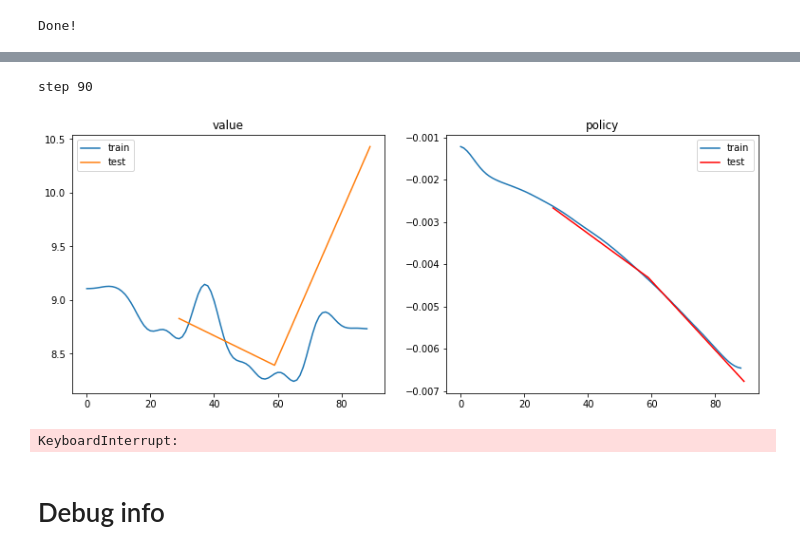
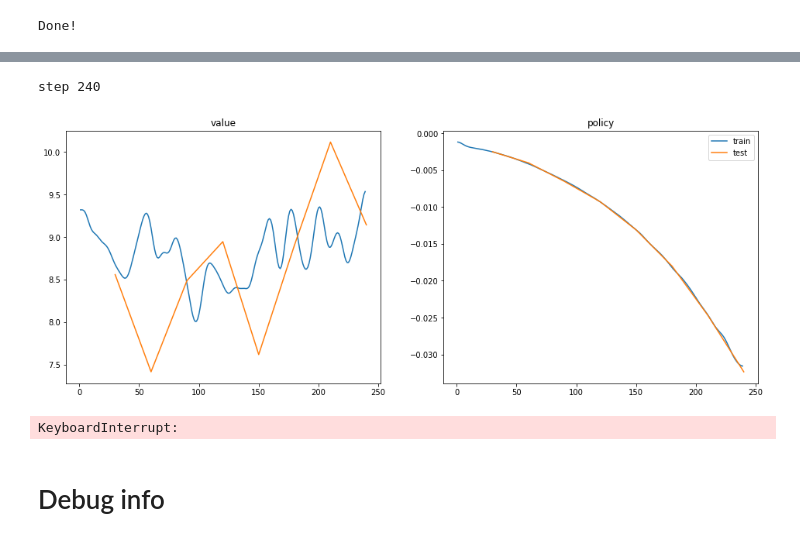
Before and after one commit to awarebayes/RecNN, a Jupyter notebook: examples/1. Vanilla RL/2. DDPG.ipynb, the cells around one changed output, grey strips where cells are left out. Saved outputs shown, nothing was run; the diff lists cells and outputs as text; code cells hidden in the pictures.

Commit message:
Plotter added
Former-commit-id: f93a1cb5259d8f4f97b1ea55a7d8e1f355caebca

```diff
--- a/examples/1. Vanilla RL/2. DDPG.ipynb
+++ b/examples/1. Vanilla RL/2. DDPG.ipynb
@@ -99,3 +99,8 @@ def soft_update(net, target_net, soft_tau=1e-2):
             target_param.data.copy_(
                 target_param.data * (1.0 - soft_tau) + param.data * soft_tau
             )
+
+def run_tests():
+    test_batch = next(iter(test_dataloader))
+    losses = ddpg_update(test_batch, params, learn=False, step=step)
+    return losses
@@ -178,8 +152,7 @@ def ddpg_update(batch, params, learn=True, step=-1):
         soft_update(value_net, target_value_net, soft_tau=params['soft_tau'])
         soft_update(policy_net, target_policy_net, soft_tau=params['soft_tau'])
 
-    losses = [value_loss.item(), policy_loss.item()]
-
+    losses = {'value': value_loss.item(), 'policy': policy_loss.item(), 'step': step}
     return losses
 # %%
 # === ddpg settings ===
@@ -223,5 +196,11 @@ value_optimizer = recnn.optim.RAdam(value_net.parameters(),
 policy_optimizer = recnn.optim.RAdam(policy_net.parameters(),
                                lr=params['value_lr'], weight_decay=1e-2)
 
-debugger = recnn.Debugger()
+layout = {
+    'test': {'value': [], 'policy': [], 'step': []},
+    'train': {'value': [], 'policy': [], 'step': []}
+    }
+
+debugger = recnn.Debugger(layout, run_tests)
+plotter = recnn.plot.Plotter(debugger, [['value', 'policy']],)
 # %%
@@ -254,28 +229,24 @@ test_dataloader = DataLoader(test_user_dataset, batch_size=batch_size,
 # %%
 
 # --- config ---
 plot_every = 30
 # --- end ---
 
 for epoch in range(n_epochs):
     epoch_bar.update(1)
     for batch in tqdm(train_dataloader):
-        loss = ddpg_update(batch, params,step=step)
-
-        value_losses.append(loss[0])
-        policy_losses.append(loss[1])
+        loss = ddpg_update(batch, params, step=step)
+        debugger.log_losses(loss)
         step += 1
+        debugger.log_step(step)
         if step % plot_every == 0:
             clear_output(True)
-
             print('step', step)
-            #if debug_test_gen_action is not None:
-            # recnn.plot.embed_show(debug_test_gen_action[:50])
-            # recnn.plot.embed_show(debug_gen_action[:50])
-            plot_loss(value_losses, policy_losses)
+            debugger.test()
+            plotter.plot_loss()
 # %% [output]
-step 90
+step 240
-[figure, old version]
+[figure, new version]
 KeyboardInterrupt:
 # %%
 # torch.save(value_net.state_dict(), "../../models/ddpg_value(Radam).pt")
```
Also changed, not shown: parts of 7 cells of this notebook, 6 other files.
